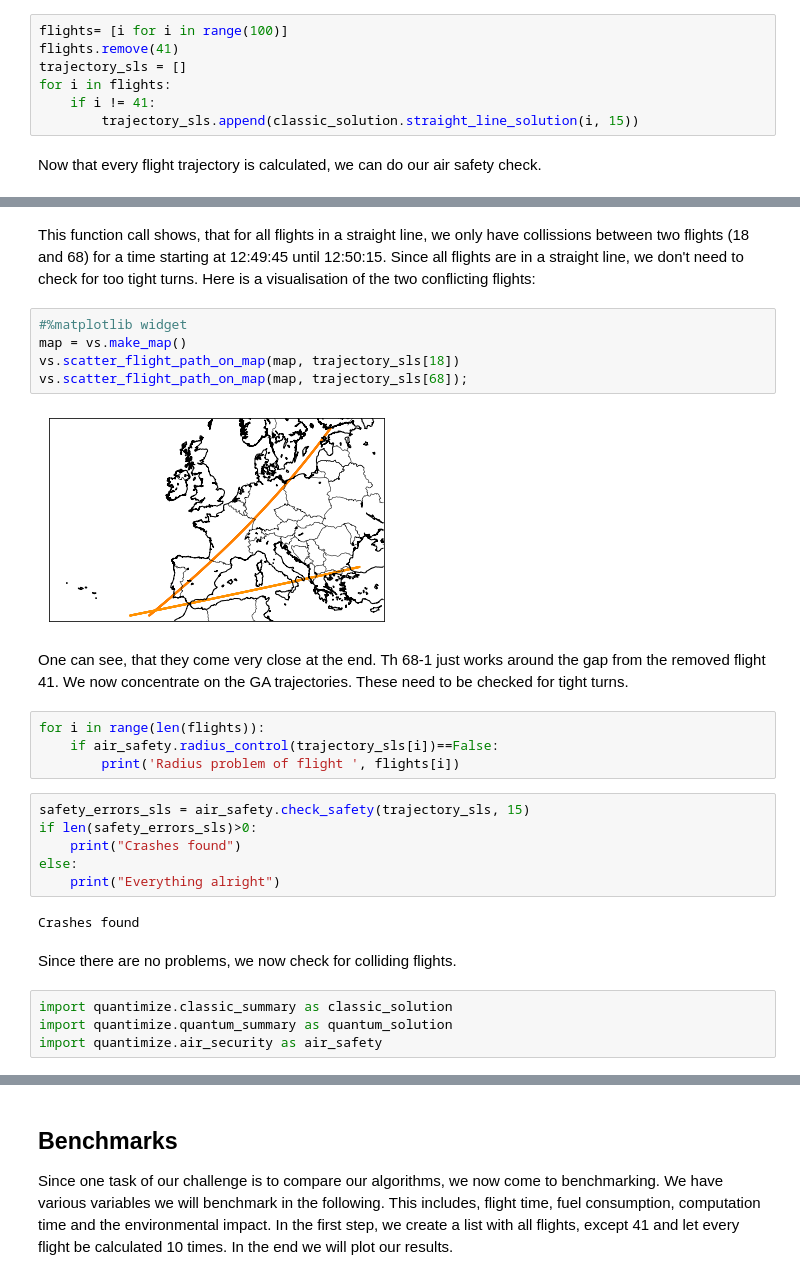
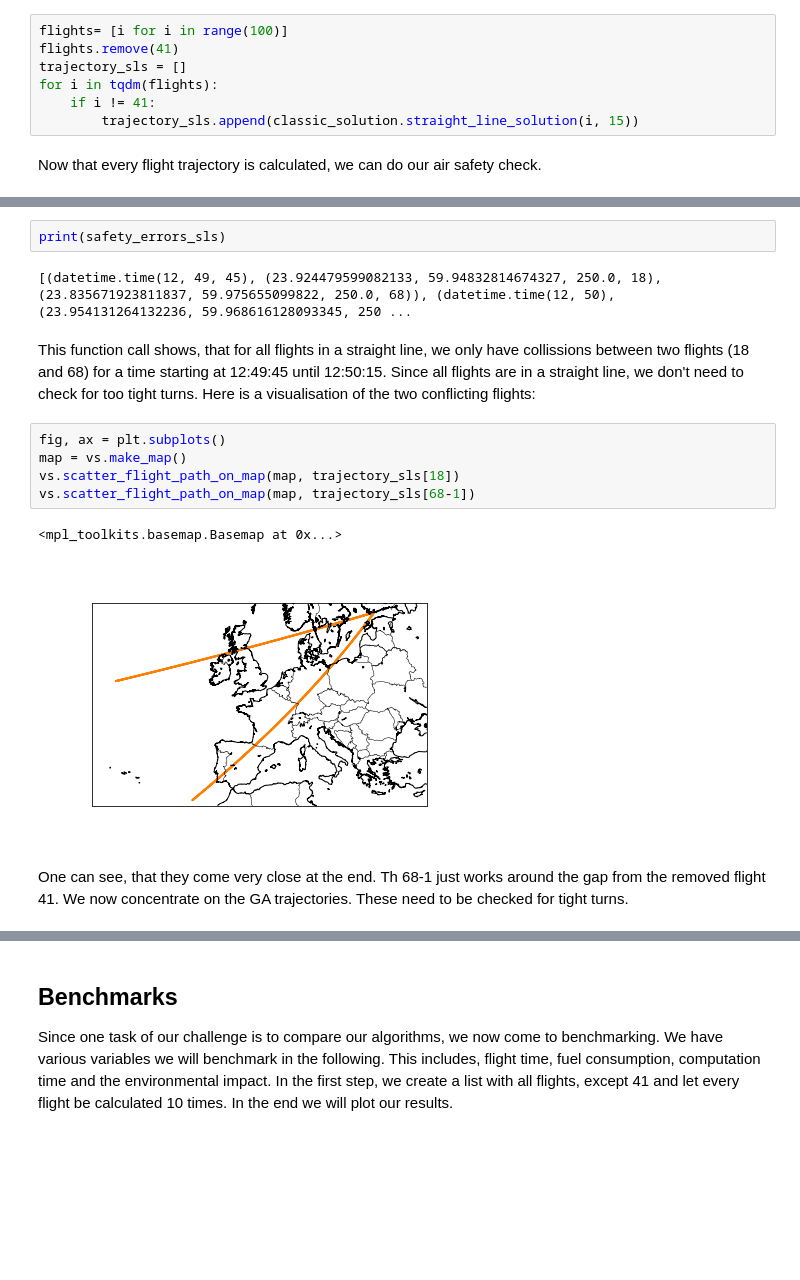
Before and after one commit to fjelljenta/Quantum-Challenge, a Jupyter notebook: Quantimize.ipynb, the cells around one changed output, grey strips where cells are left out. Saved outputs shown, nothing was run; the diff lists cells and outputs as text; blank space fills up the shorter version.

Commit message:
added new air security function (much faster)

```diff
--- a/Quantimize.ipynb
+++ b/Quantimize.ipynb
@@ -341,7 +330,7 @@ import quantimize.classic_summary as classic_solution
 flights= [i for i in range(100)]
 flights.remove(41)
 trajectory_sls = []
-for i in flights:
+for i in tqdm(flights):
     if i != 41:
         trajectory_sls.append(classic_solution.straight_line_solution(i, 15))
 # %% [markdown]
@@ -353,30 +346,17 @@ print(air_safety.check_safety(trajectory_sls, 15))
+# %%
+print(safety_errors_sls)
+# %% [output]
+[(datetime.time(12, 49, 45), (23.924479599082133, 59.94832814674327, 250.0, 18), (23.835671923811837, 59.975655099822, 250.0, 68)), (datetime.time(12, 50), (23.954131264132236, 59.968616128093345, 250 ...
 # %% [markdown]
 This function call shows, that for all flights in a straight line, we only have collissions between two flights (18 and 68) for a time starting at 12:49:45 until 12:50:15. Since all flights are in a straight line, we don't need to check for too tight turns. Here is a visualisation of the two conflicting flights:
 # %%
-#%matplotlib widget
+fig, ax = plt.subplots()
 map = vs.make_map()
 vs.scatter_flight_path_on_map(map, trajectory_sls[18])
-vs.scatter_flight_path_on_map(map, trajectory_sls[68]);
+vs.scatter_flight_path_on_map(map, trajectory_sls[68-1])
 # %% [output]
+<mpl_toolkits.basemap.Basemap at 0x...>
-[figure, old version]
+[figure, new version]
 # %% [markdown]
 One can see, that they come very close at the end. Th 68-1 just works around the gap from the removed flight 41. We now concentrate on the GA trajectories. These need to be checked for tight turns.
-# %%
-for i in range(len(flights)):
-    if air_safety.radius_control(trajectory_sls[i])==False:
-        print('Radius problem of flight ', flights[i])
-# %%
-safety_errors_sls = air_safety.check_safety(trajectory_sls, 15)
-if len(safety_errors_sls)>0:
-    print("Crashes found")
-else:
-    print("Everything alright")
-# %% [output]
-Crashes found
-# %% [markdown]
-Since there are no problems, we now check for colliding flights.
-# %%
-import quantimize.classic_summary as classic_solution
-import quantimize.quantum_summary as quantum_solution
-import quantimize.air_security as air_safety
 # %%
```
Also changed, not shown: parts of 29 cells of this notebook, 2 other files.
